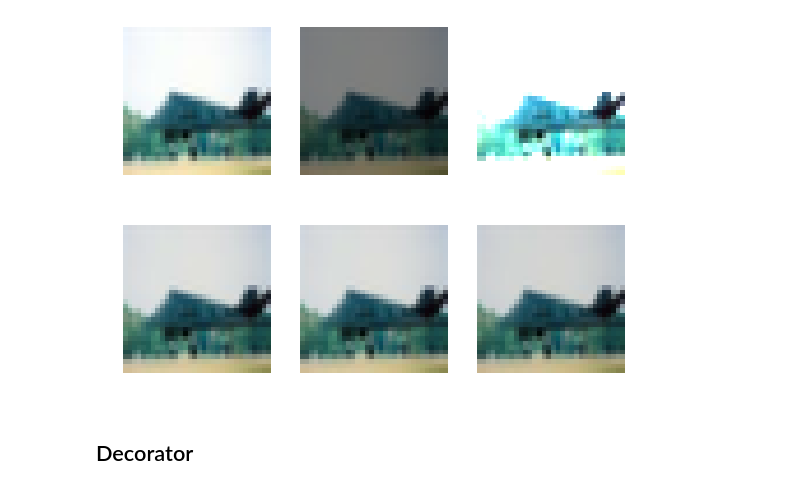
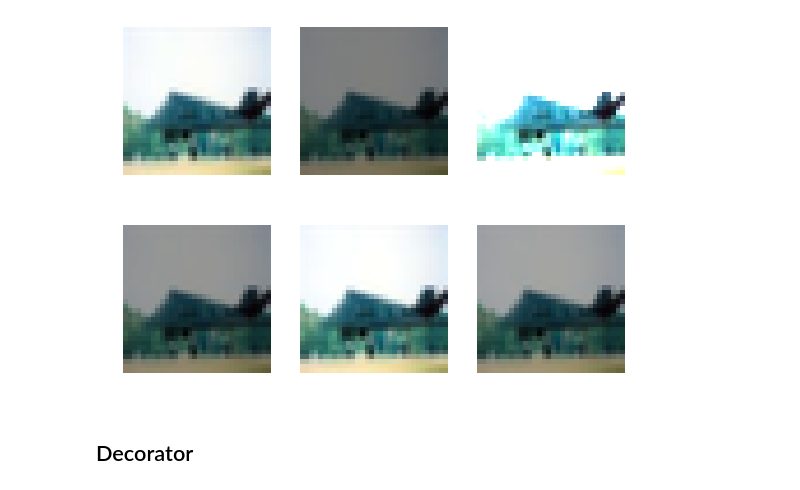
Before and after one commit to fastai/fastai_old, a Jupyter notebook: dev_nb/002_images.ipynb, the cells around one changed output. Saved outputs shown, nothing was run; the diff lists cells and outputs as text; code cells hidden in the pictures.

```diff
--- a/dev_nb/002_images.ipynb
+++ b/dev_nb/002_images.ipynb
@@ -205,12 +205,12 @@ def func_rand(func, **kwargs):
 # %%
 brightness_tfm = lambda low=1.0,hi=1.0: func_rand(brightness, scale=(low,hi))
 # %%
-tfm = brightness_tfm(0.8,1.2)
+tfm = brightness_tfm(0.5,2)
 
 _,axes = plt.subplots(1,3, figsize=(9,3))
 for ax in axes: show_image(tfm(train_ds[0][0]), ax)
 # %% [output]
-[figure, old version]
+[figure, new version]
 # %% [markdown]
 ## Decorator
 # %%
```
Also changed, not shown: 2 other files.
